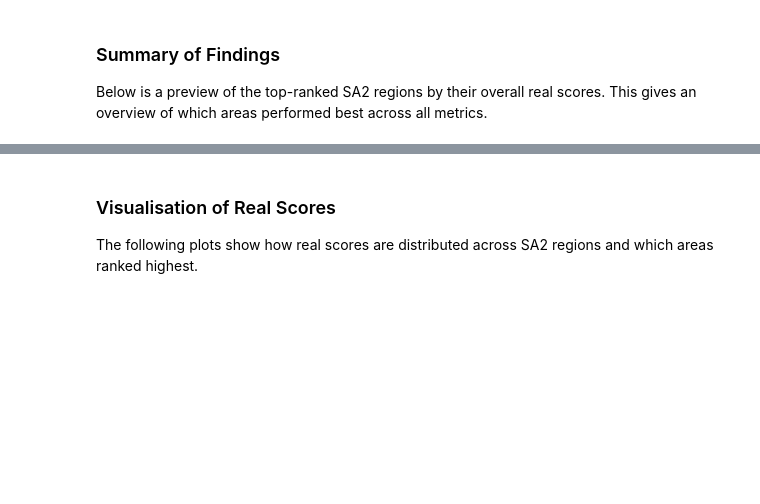
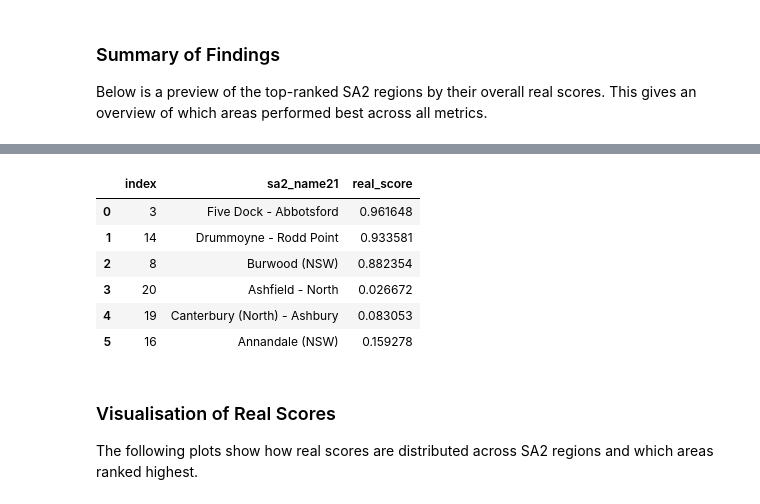
Before and after one commit to Katherine-Kong/DATA2001-A, a Jupyter notebook: Kathy.ipynb, the cells around one changed output, grey strips where cells are left out. Drawn from its saved outputs; the diff is of its cells as text; code cells hidden in the pictures; blank space fills up the shorter version.

```diff
--- a/Kathy.ipynb
+++ b/Kathy.ipynb
@@ -605,3 +621,19 @@ NameError: name 'final_scores' is not defined
+# %%
+top_bottom = pd.concat([
+    final_scores.nlargest(3, "real_score"),
+    final_scores.nsmallest(3, "real_score")
+])[["sa2_name21", "real_score"]]
+
+top_bottom.reset_index(drop=False, inplace=True)
+top_bottom
+# %% [output]
+|  | index | sa2_name21 | real_score |
+| 0 | 3 | Five Dock - Abbotsford | 0.961648 |
+| 1 | 14 | Drummoyne - Rodd Point | 0.933581 |
+| 2 | 8 | Burwood (NSW) | 0.882354 |
+| 3 | 20 | Ashfield - North | 0.026672 |
+| 4 | 19 | Canterbury (North) - Ashbury | 0.083053 |
+| 5 | 16 | Annandale (NSW) | 0.159278 |
 # %% [markdown]
 ### Visualisation of Real Scores
 
```
Also changed, not shown: parts of 5 cells of this notebook, 6 other files.
